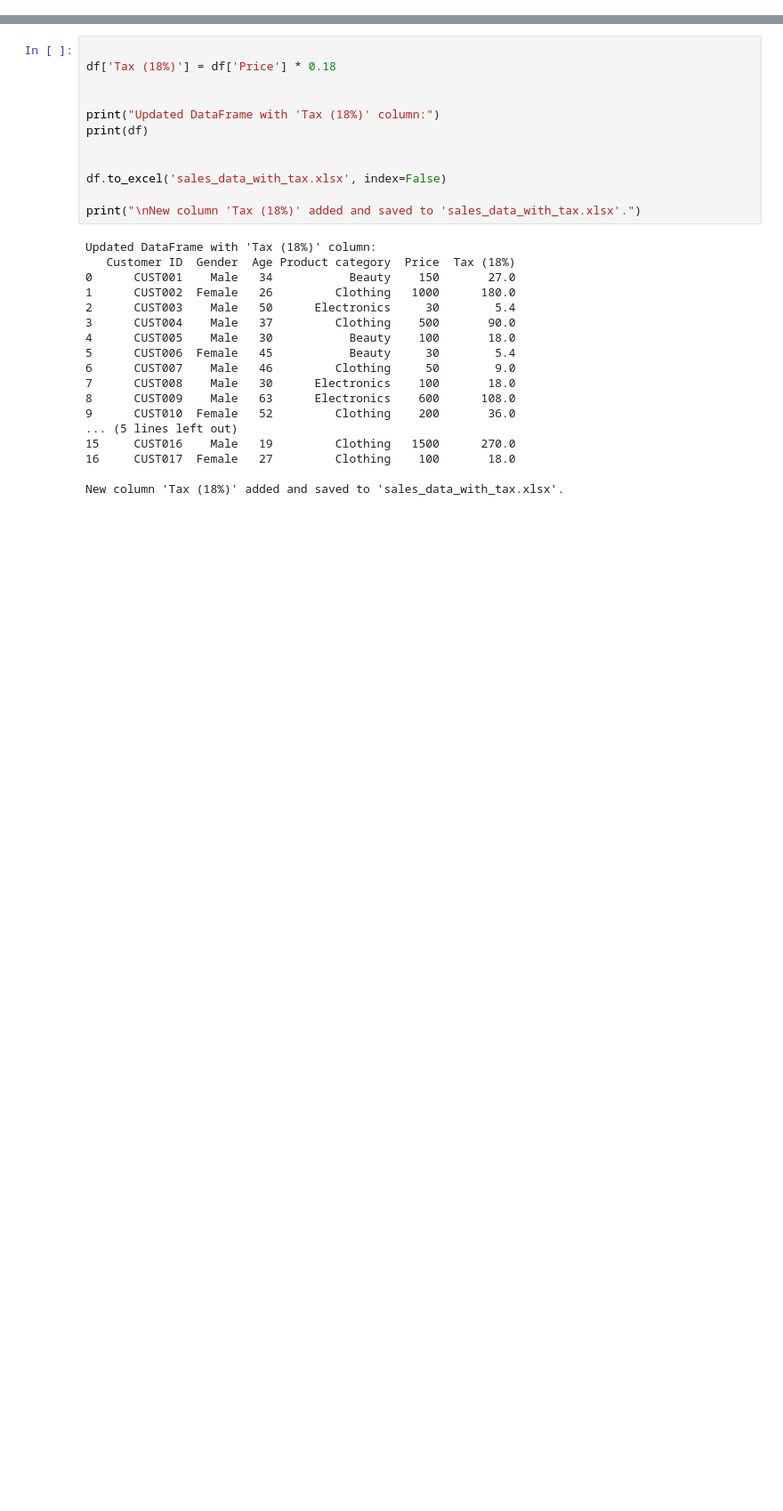
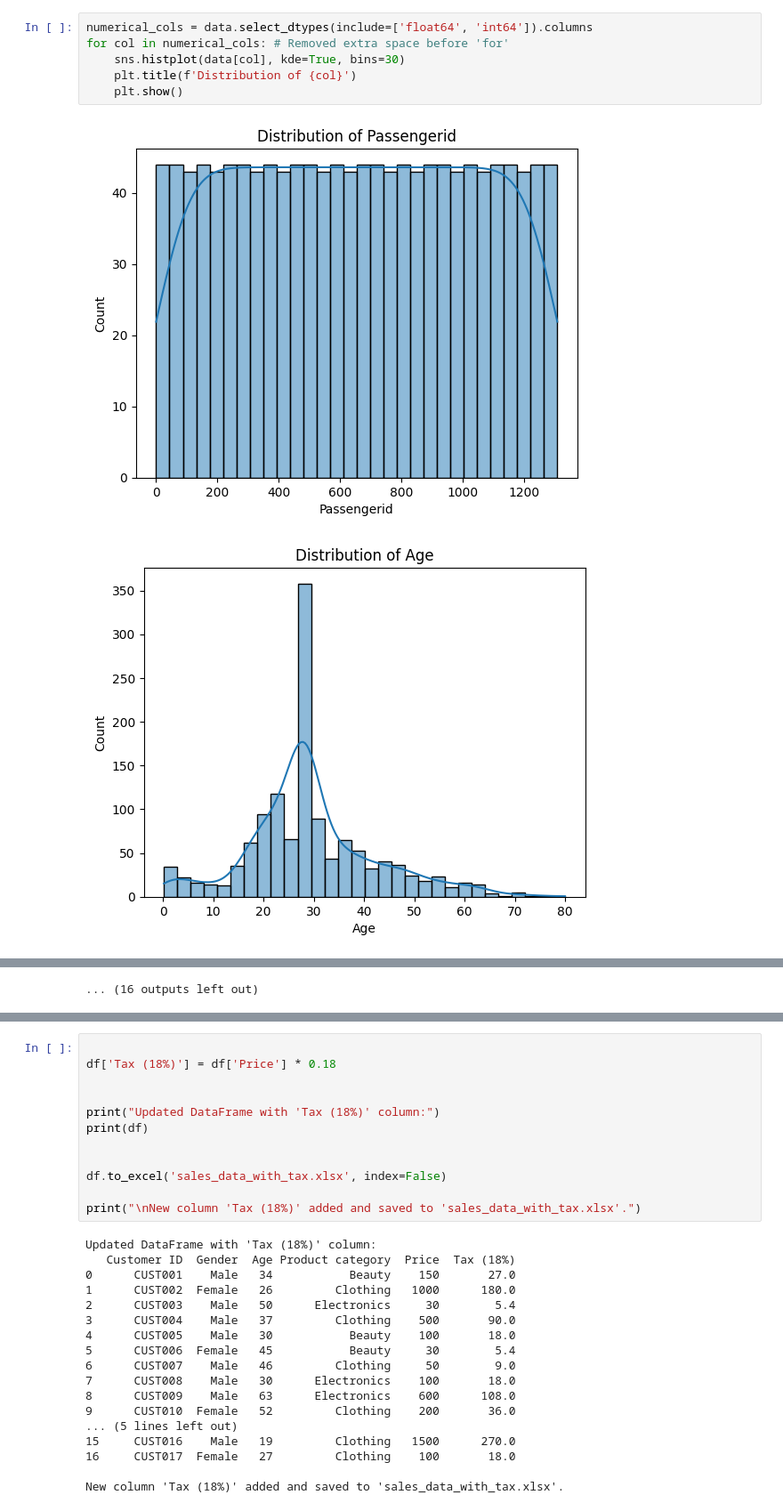
Before and after one commit to rakshatm/mllab, a Jupyter notebook: pr2.ipynb, the cells around one changed output, grey strips where cells are left out. Shown at 89% size. Cells and saved outputs as stored; diff of their text form; blank space fills up the shorter version.

```diff
--- a/pr2.ipynb
+++ b/pr2.ipynb
@@ -2,0 +60,9 @@
+# %%
+numerical_cols = data.select_dtypes(include=['float64', 'int64']).columns
+for col in numerical_cols: # Removed extra space before 'for'
+    sns.histplot(data[col], kde=True, bins=30)
+    plt.title(f'Distribution of {col}')
+    plt.show()
+# %% [output]
+[figure, added]
+[figure, added]
@@ -3 +79,2 @@
+... (16 outputs left out)
 # %%
```
Also changed, not shown: parts of 5 cells of this notebook.
